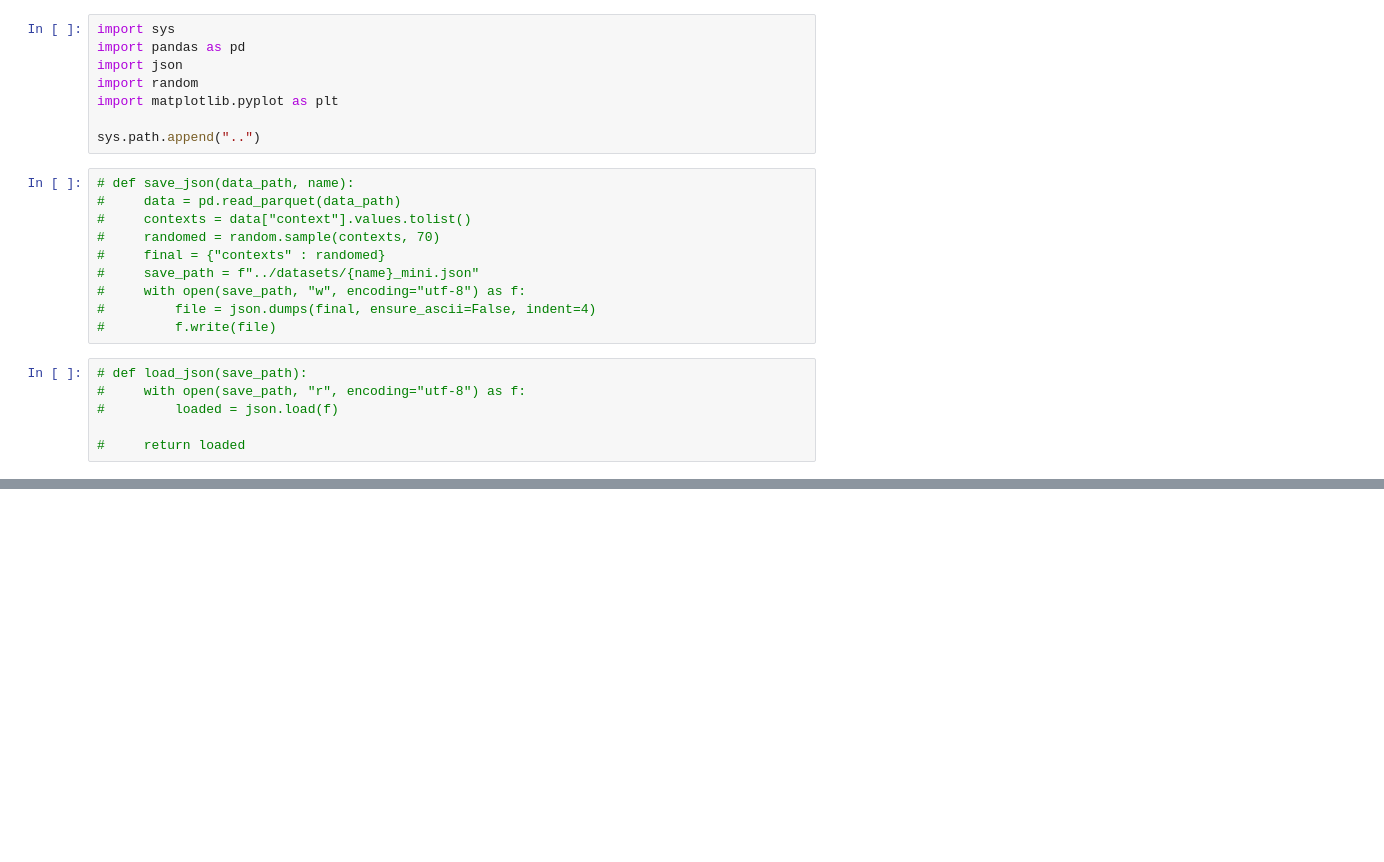
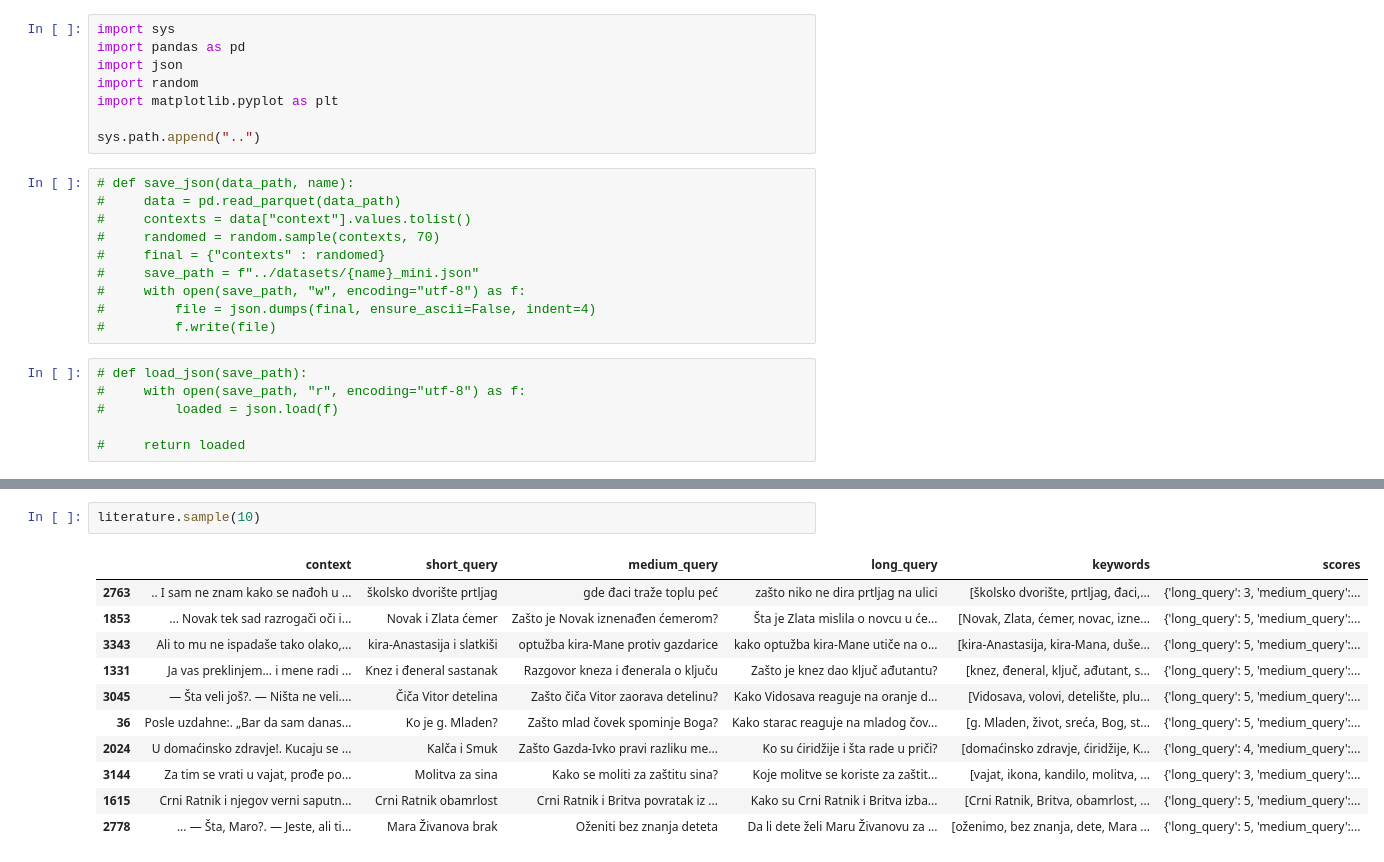
Before and after one commit to smartcat-labs/SRBedding, a Jupyter notebook: training_dataset/notebooks/testing_4omini.ipynb, the cells around one changed output, grey strips where cells are left out. Saved outputs shown, nothing was run; the diff lists cells and outputs as text; blank space fills up the shorter version.

```diff
--- a/training_dataset/notebooks/testing_4omini.ipynb
+++ b/training_dataset/notebooks/testing_4omini.ipynb
@@ -232,0 +80,14 @@ literature_mini.to_csv("../new_prompt/literature_4o.csv")
+# %%
+literature.sample(10)
+# %% [output]
+|  | context | short_query | medium_query | long_query | keywords | scores |
+| 2763 | .. I sam ne znam kako se nađoh u ... | školsko dvorište prtljag | gde đaci traže toplu peć | zašto niko ne dira prtljag na ulici | [školsko dvorište, prtljag, đaci,... | {'long_query': 3, 'medium_query':... |
+| 1853 | ... Novak tek sad razrogači oči i... | Novak i Zlata ćemer | Zašto je Novak iznenađen ćemerom? | Šta je Zlata mislila o novcu u će... | [Novak, Zlata, ćemer, novac, izne... | {'long_query': 5, 'medium_query':... |
+| 3343 | Ali to mu ne ispadaše tako olako,... | kira-Anastasija i slatkiši | optužba kira-Mane protiv gazdarice | kako optužba kira-Mane utiče na o... | [kira-Anastasija, kira-Mana, duše... | {'long_query': 5, 'medium_query':... |
+| 1331 | Ja vas preklinjem... i mene radi ... | Knez i đeneral sastanak | Razgovor kneza i đenerala o ključu | Zašto je knez dao ključ ađutantu? | [knez, đeneral, ključ, ađutant, s... | {'long_query': 5, 'medium_query':... |
+| 3045 | — Šta veli još?. — Ništa ne veli.... | Čiča Vitor detelina | Zašto čiča Vitor zaorava detelinu? | Kako Vidosava reaguje na oranje d... | [Vidosava, volovi, detelište, plu... | {'long_query': 5, 'medium_query':... |
+| 36 | Posle uzdahne:. „Bar da sam danas... | Ko je g. Mladen? | Zašto mlad čovek spominje Boga? | Kako starac reaguje na mladog čov... | [g. Mladen, život, sreća, Bog, st... | {'long_query': 5, 'medium_query':... |
+| 2024 | U domaćinsko zdravje!. Kucaju se ... | Kalča i Smuk | Zašto Gazda-Ivko pravi razliku me... | Ko su ćiridžije i šta rade u priči? | [domaćinsko zdravje, ćiridžije, K... | {'long_query': 4, 'medium_query':... |
+| 3144 | Za tim se vrati u vajat, prođe po... | Molitva za sina | Kako se moliti za zaštitu sina? | Koje molitve se koriste za zaštit... | [vajat, ikona, kandilo, molitva, ... | {'long_query': 3, 'medium_query':... |
+| 1615 | Crni Ratnik i njegov verni saputn... | Crni Ratnik obamrlost | Crni Ratnik i Britva povratak iz ... | Kako su Crni Ratnik i Britva izba... | [Crni Ratnik, Britva, obamrlost, ... | {'long_query': 5, 'medium_query':... |
+| 2778 | ... — Šta, Maro?. — Jeste, ali ti... | Mara Živanova brak | Oženiti bez znanja deteta | Da li dete želi Maru Živanovu za ... | [oženimo, bez znanja, dete, Mara ... | {'long_query': 5, 'medium_query':... |
```
Also changed, not shown: parts of 30 cells of this notebook, 11 other files.
